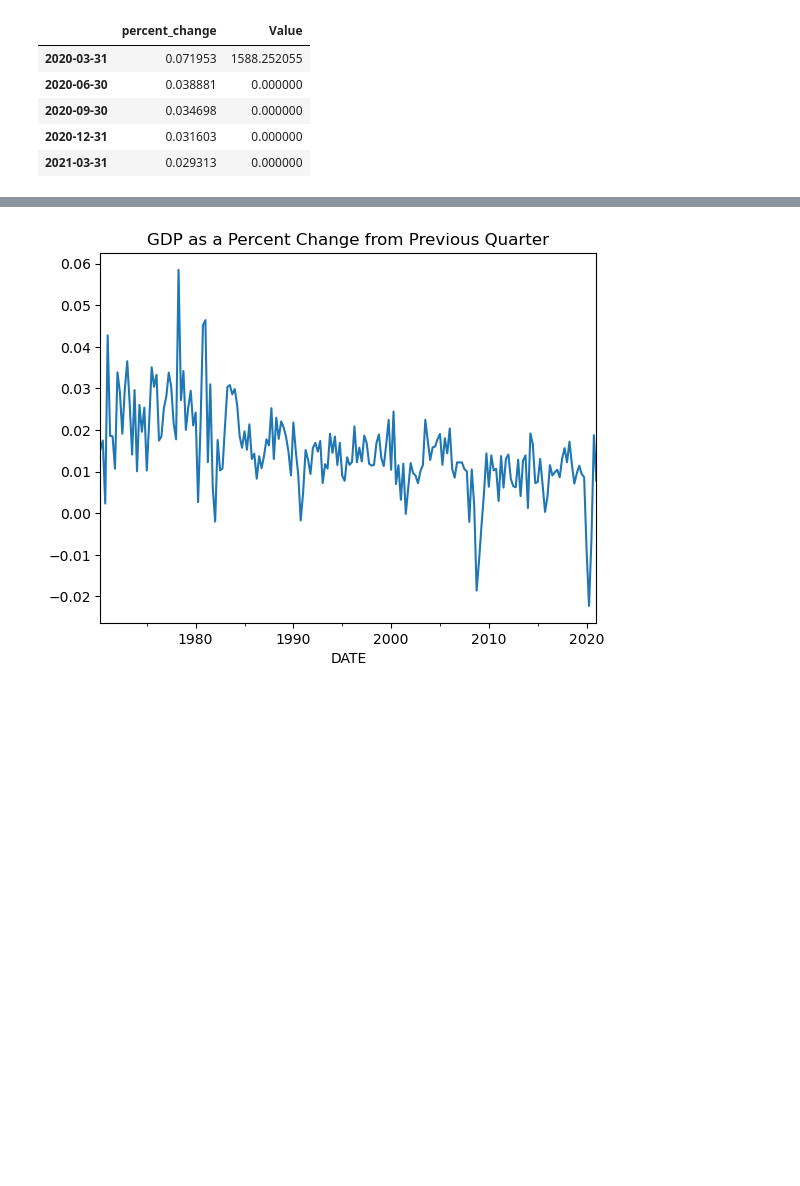
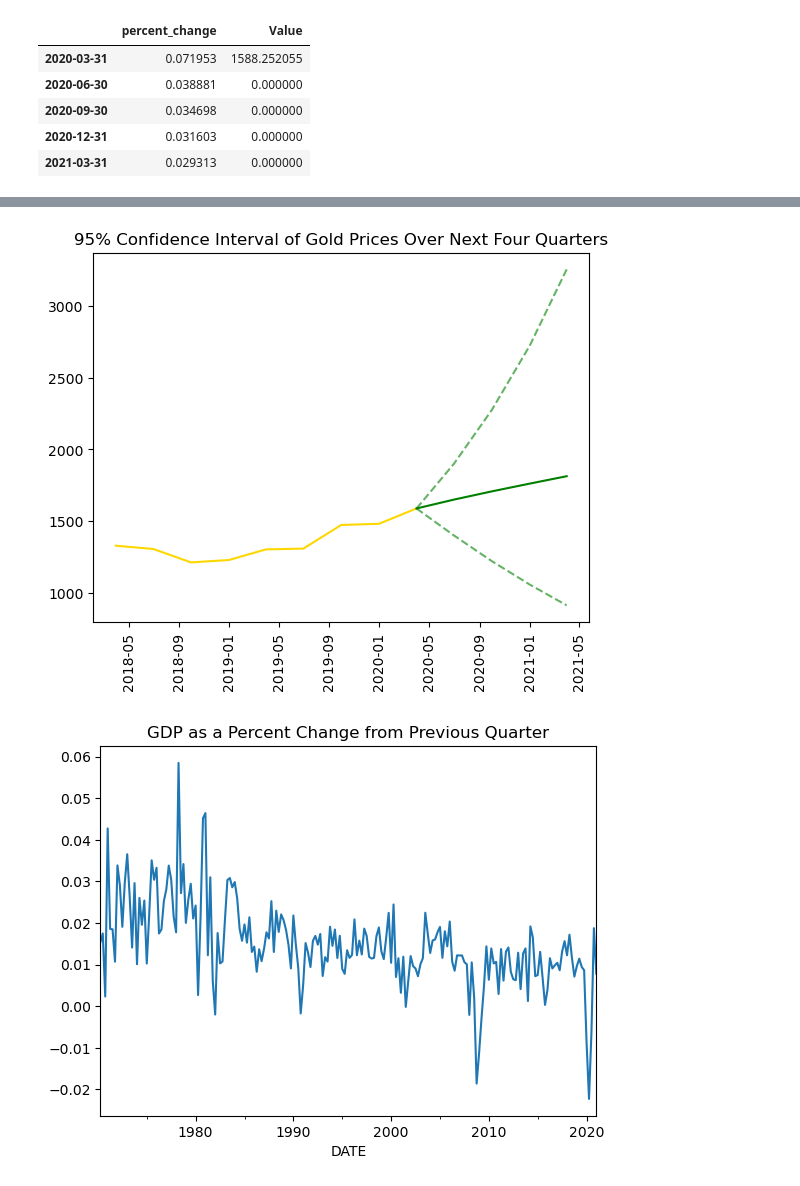
Before and after one commit to dpatteson/Capstone3, a Jupyter notebook: Capstone 3/Capstone 3 - Preprocessing & Modeling Darryl Patteson.ipynb, the cells around one changed output, grey strips where cells are left out. Cells and saved outputs as stored; diff of their text form; code cells hidden in the pictures; blank space fills up the shorter version.

```diff
--- a/Capstone 3/Capstone 3 - Preprocessing & Modeling Darryl Patteson.ipynb
+++ b/Capstone 3/Capstone 3 - Preprocessing & Modeling Darryl Patteson.ipynb
@@ -332,0 +333,4 @@ forecast
+# %%
+forecast_conf = result.get_forecast(4)
+ci = forecast_conf.conf_int()
+ci
@@ -332,0 +343,7 @@ forecast
+# %%
+ci["value_lo"] = 0
+ci["value_high"] = 0
+ci.loc["2020-03-31"] = [0.071953, 0.071953, 1588.252055, 1588.252055]
+ci.index = pd.to_datetime(ci.index)
+ci = ci.sort_index()
+ci
@@ -332,0 +357,12 @@ forecast
+# %%
+ci['value_lo']['2020-06-30'] = (ci['lower Percent Change']['2020-06-30']+1)*ci['value_lo']["2020-03-31"]
+ci['value_lo']['2020-09-30'] = (ci['lower Percent Change']['2020-09-30']+1)*ci['value_lo']["2020-06-30"]
+ci['value_lo']['2020-12-31'] = (ci['lower Percent Change']['2020-12-31']+1)*ci['value_lo']["2020-09-30"]
+ci['value_lo']['2021-03-31'] = (ci['lower Percent Change']['2021-03-31']+1)*ci['value_lo']["2020-12-31"]
+
+ci['value_high']['2020-06-30'] = (ci['upper Percent Change']['2020-06-30']+1)*ci['value_high']["2020-03-31"]
+ci['value_high']['2020-09-30'] = (ci['upper Percent Change']['2020-09-30']+1)*ci['value_high']["2020-06-30"]
+ci['value_high']['2020-12-31'] = (ci['upper Percent Change']['2020-12-31']+1)*ci['value_high']["2020-09-30"]
+ci['value_high']['2021-03-31'] = (ci['upper Percent Change']['2021-03-31']+1)*ci['value_high']["2020-12-31"]
+
+ci
@@ -341,3 +385,14 @@ plt.show()
+# %%
+#Visual of the Prices Attached to the Initial Graph
+plt.plot(df_quarterly['Value']["01-01-2018":], color="gold")
+plt.plot(forecast['Value'], color='green')
+plt.plot(ci['value_lo'], color='green', alpha=0.6, linestyle="--")
+plt.plot(ci['value_high'], color='green', alpha=0.6, linestyle="--")
+plt.xticks(rotation=90)
+plt.title("95% Confidence Interval of Gold Prices Over Next Four Quarters")
+plt.show()
+# %% [output]
+[figure, added]
 # %%
 #GDP vs. Gold Price
 gdp.DATE = pd.to_datetime(gdp.DATE)
```
Also changed, not shown: parts of 6 cells of this notebook, 2 other files.
